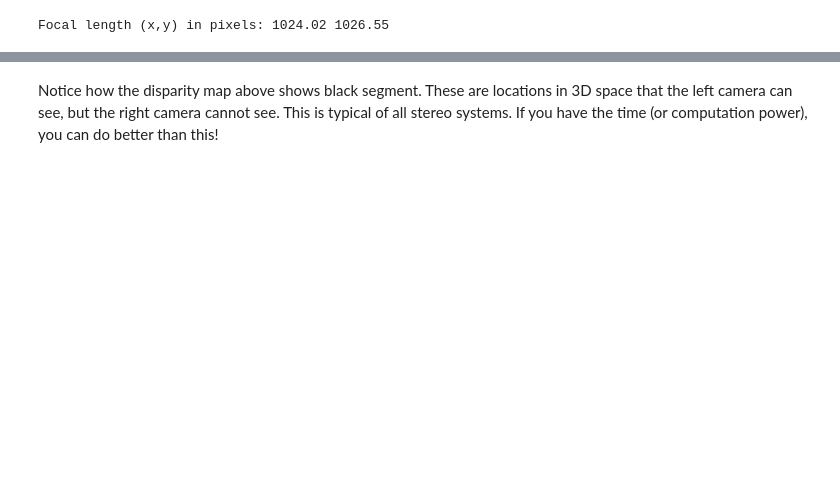
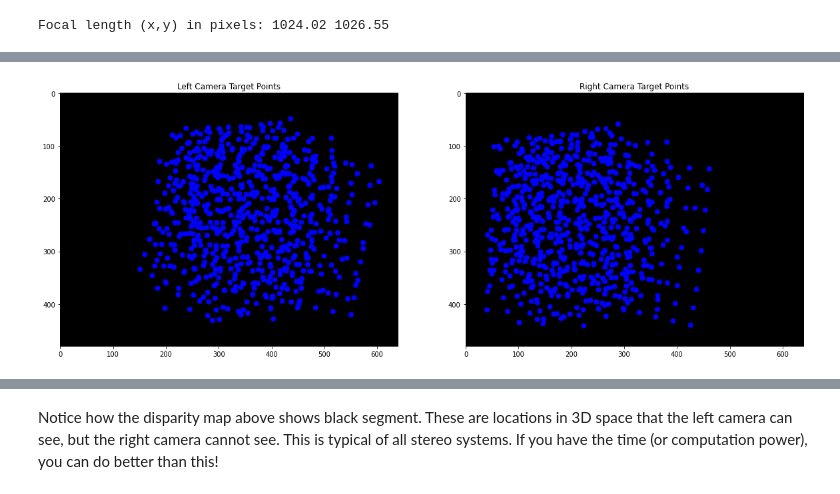
Before and after one commit to walchko/github-blog, a Jupyter notebook: source/blog/draft/stereo-vision-2/stereo-camera-2.ipynb, the cells around one changed output, grey strips where cells are left out. Cells and saved outputs as stored; diff of their text form; code cells hidden in the pictures; blank space fills up the shorter version.

```diff
--- a/source/blog/draft/stereo-vision-2/stereo-camera-2.ipynb
+++ b/source/blog/draft/stereo-vision-2/stereo-camera-2.ipynb
@@ -341,0 +414,3 @@ Q: [[ 1.00000000e+00  0.00000000e+00  0.00000000e+00 -5.74517601e+02]
+# %%
+stereoCal = StereoCalibration()
+board = ChessboardFinder((9,6), 1)
@@ -341,0 +437,18 @@ Q: [[ 1.00000000e+00  0.00000000e+00  0.00000000e+00 -5.74517601e+02]
+# %%
+# let's plot where every corner was detected. Notice
+# we are not testing the edges of the camera! That
+# is where a lot of distortion occurs from low quality
+# lenses. Ideally, you want better coverage.
+plt.subplot(1,2,1)
+ip = cm["imgpointsL"]
+icv = coverage((480, 640), ip)
+plt.imshow(icv)
+plt.title("Left Camera Target Points");
+
+plt.subplot(1,2,2)
+ip = cm["imgpointsR"]
+icv = coverage((480, 640), ip)
+plt.imshow(icv)
+plt.title("Right Camera Target Points");
+# %% [output]
+[figure, added]
```
Also changed, not shown: parts of 57 cells of this notebook, 3 other files.
